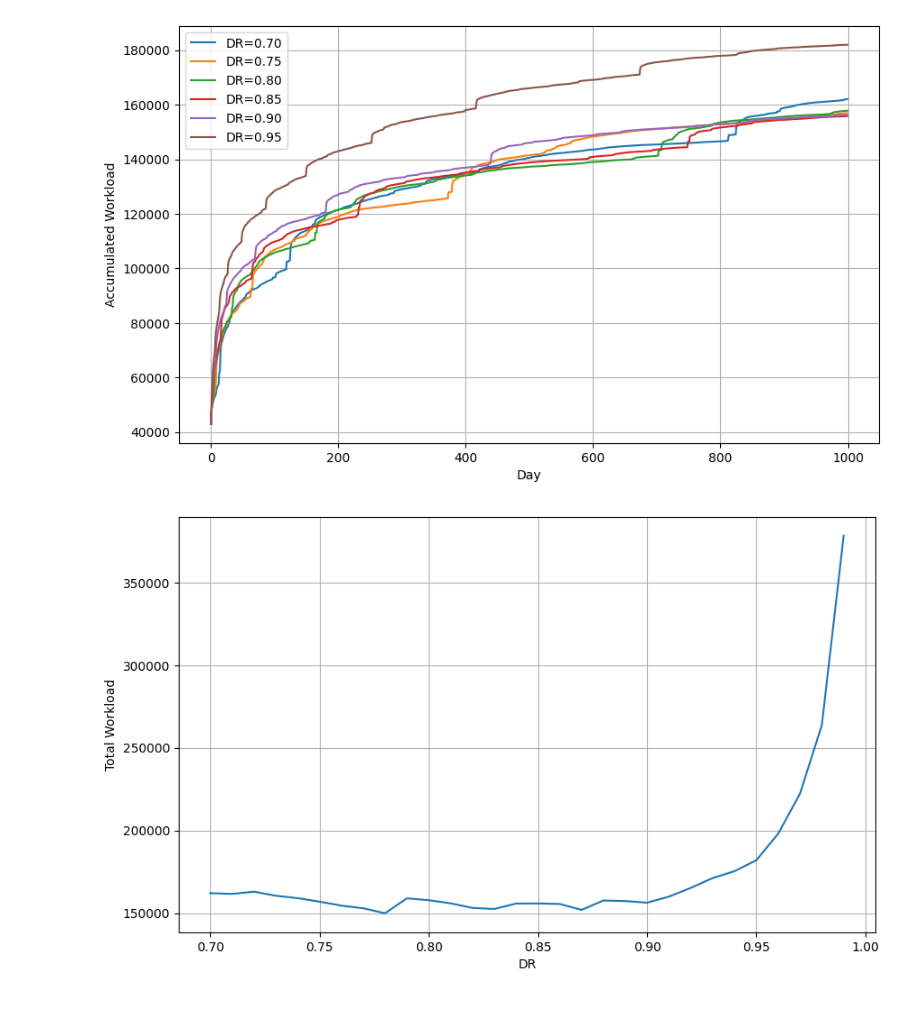
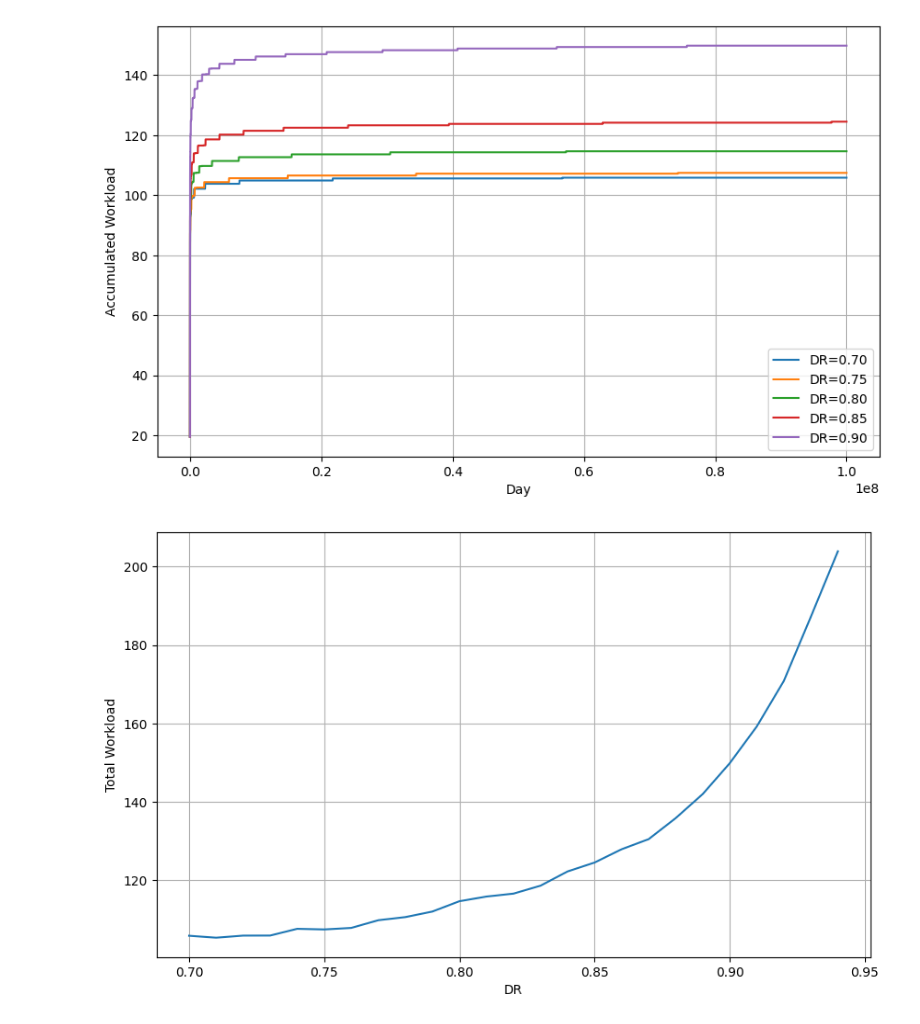
Before and after one commit to open-spaced-repetition/expected-workload, a Jupyter notebook: notebook.ipynb, the cells around one changed output. Saved outputs shown, nothing was run; the diff lists cells and outputs as text; code cells hidden in the pictures.

```diff
--- a/notebook.ipynb
+++ b/notebook.ipynb
@@ -2,35 +2,36 @@
 import numpy as np
 import matplotlib.pyplot as plt
 
-learn_day_limit = 1000
+learn_day_limit = int(1e8)
+termination_prob = 0.01
 
 w = [
-    0.1034,
-    0.5359,
-    1.6814,
-    4.4532,
-    6.9847,
-    0.5009,
-    2.1365,
-    0.0012,
-    1.4116,
-    0.1120,
-    0.9158,
-    1.6737,
-    0.2238,
-    0.1186,
-    2.1505,
-    0.2588,
-    3.0004,
-    0.8648,
-    0.3426,
-    0.1507,
-    0.1797,
+    0.212,
+    1.2931,
+    2.3065,
+    8.2956,
+    6.4133,
+    0.8334,
+    3.0194,
+    0.001,
+    1.8722,
+    0.1666,
+    0.796,
+    1.4835,
+    0.0614,
+    0.2629,
+    1.6483,
+    0.6014,
+    1.8729,
+    0.5425,
+    0.0912,
+    0.0658,
+    0.1542,
 ]
 S_MIN = 0.001
-FORGET_COST = 27159.063
-RECALL_COST = 4874.9683
-LEARN_COST = 42973.336
+FORGET_COST = 23.185
+RECALL_COST = 7.8454
+LEARN_COST = 19.4698
 
 
 def stability_after_success(s, r, d, rating):
@@ -95,7 +96,7 @@ def next_interval(s, r, decay: float = -w[20]):
 
 
 def expected_learn(acc_prob, stability, difficulty, day, record, dr, tr, cost):
-    if day >= learn_day_limit or acc_prob <= 1e-6:
+    if day >= learn_day_limit or acc_prob <= termination_prob:
         return
     record[day] += acc_prob * cost
     if stability > 0:
@@ -132,33 +133,33 @@ def expected_learn(acc_prob, stability, difficulty, day, record, dr, tr, cost):
         tr_forget,
         FORGET_COST,
     )
 
 
 workload_list = []
 
 plt.figure(figsize=(10, 6))
 
-R_RANGE = np.arange(0.7, 0.99, 0.01)
+R_RANGE = np.arange(0.7, 0.95, 0.01)
 
 for i, dr in enumerate(R_RANGE):
     record = np.zeros(learn_day_limit)
     expected_learn(1, 0, 0, 0, record, dr, 0.8, LEARN_COST)
     if i % 5 == 0:
         plt.plot(np.cumsum(record), label=f"DR={dr:.2f}")
     workload_list.append(np.sum(record))
 
 plt.grid(True)
 plt.xlabel("Day")
 plt.ylabel("Accumulated Workload")
 plt.legend()
 plt.show()
 
 plt.figure(figsize=(10, 6))
 plt.plot(R_RANGE, workload_list)
 plt.grid(True)
 plt.xlabel("DR")
 plt.ylabel("Total Workload")
 plt.show()
 # %% [output]
-[figure, old version]
+[figure, new version]
-[figure, old version]
+[figure, new version]
```
